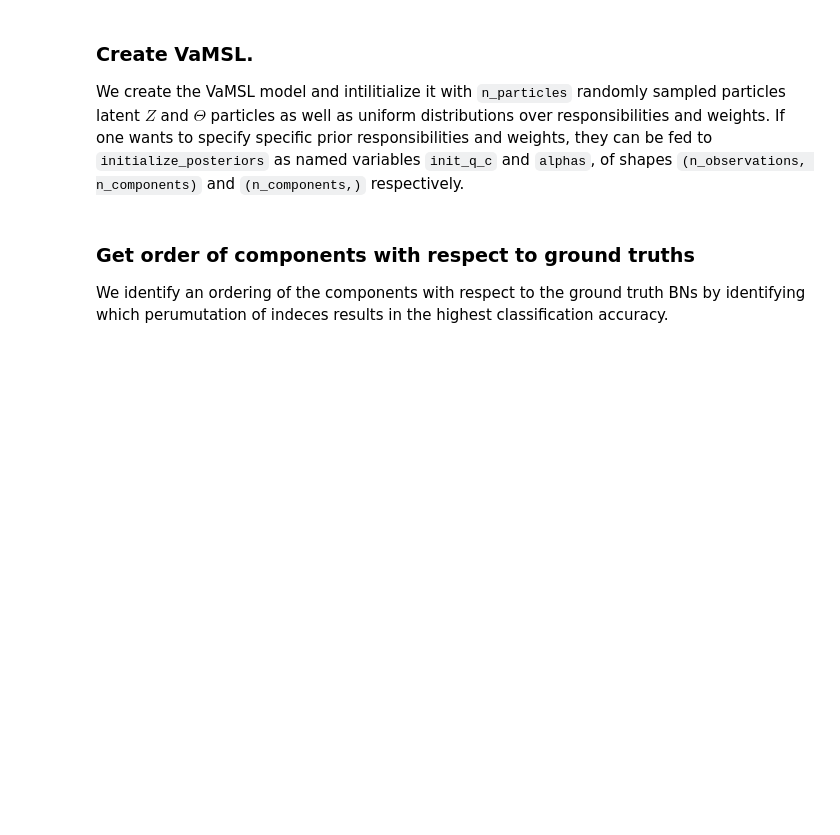
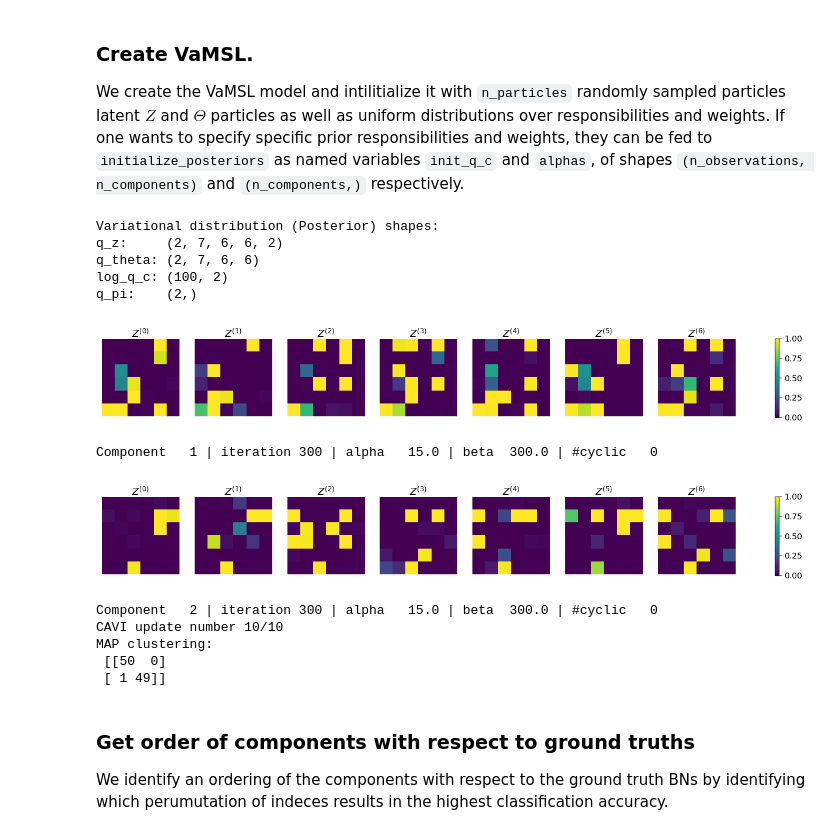
Before and after one commit to ZacBjo/VaMSL_proj, a Jupyter notebook: examples/vamsl_example.ipynb, the cells around one changed output. Cells and saved outputs as stored; diff of their text form; code cells hidden in the pictures; blank space fills up the shorter version.

Commit message:
Clean up and set default values for example notebook.

```diff
--- a/examples/vamsl_example.ipynb
+++ b/examples/vamsl_example.ipynb
@@ -98,17 +98,15 @@ We create the VaMSL model and intilitialize it with `n_particles` randomly sampl
 from vamsl.inference import VaMSL
 key = random.PRNGKey((seed:=789))
 
-# Create VaMSL and initialize posteriors (remove indicator vecor from dataset)
+# Create VaMSL and initialize posteriors
 vamsl = VaMSL(x=x, graph_model=graph_model, mixture_likelihood_model=lik,
               component_likelihood_model=component_lik,
-              n_mixture_grad_mc_samples=1,
-              n_elicitation_grad_mc_samples=5000,
-              lamda=(100, 100, 1), # alpha_0, beta_0, schedule
-              elicitation_prior='Bin', #'conc_hard', None, 'test', 'hard', 'soft', 'DirSim'
-              parallell_computation=True,
-              stochastic_elicitation=True)
+              n_mixture_grad_mc_samples=2,
+              elicitation_prior=True,
+              lamda=(10, 10), # alpha_0, beta_0
+              )
 key, subk = random.split(key)
-vamsl.initialize_posteriors(key=subk, n_components=n_components, n_particles=7, linear=linear, init_q_c=jax.nn.one_hot(indicator,n_components))
+vamsl.initialize_posteriors(key=subk, n_components=n_components, n_particles=7, linear=linear)
 
 print('Variational distribution (Posterior) shapes:')
 posts = vamsl.get_posteriors()
@@ -116,54 +114,46 @@ print('q_z:     ' + str(posts[0].shape)) # [n_components, n_particls, d, l, 2]
 print('q_theta: ' + str(posts[1].shape)) if linear else print('q_theta: ' + str(len(posts[1]))) # leading dim of n_components
 print('log_q_c: ' + str(posts[2].shape)) # [n_observations, n_components]
 print('q_pi:    ' + str(posts[3].shape)) # [n_components,]
-
-key, subk = random.split(key)
-correct = random.uniform(key=subk, minval=0.5, maxval=0.55, shape=ground_truth_graphs.shape)
-incorrect = random.uniform(key=subk, minval=0.45, maxval=0.5, shape=ground_truth_graphs.shape)
-E = jnp.where(ground_truth_graphs, correct, incorrect)
-
-key, subk = random.split(key)
-# Specify prior elicitation matrix
-#vamsl.set_E((0.5*jnp.ones_like(ground_truth_graphs)).at[0,1,0].set(0.89).at[0,0,1].set(0.99)) # set default (unconstrained)
-vamsl.set_E(jnp.where(ground_truth_graphs, 0.7, 0.3), subk) # supply correct soft constraints
-#vamsl.set_E(ground_truth_graphs, subk) # supply correct hard constraints
-#jnp.save('E.npy')
-#vamsl.set_E(jnp.load('E.csv.npy'), subk)
-#vamsl.set_E(E, subk)
-visualize_ground_truths(vamsl.get_E(), graph_label='Elicitation matrix')
-[visualize_ground_truths(vamsl.get_E_particles()[k], graph_label='Elicitation particle') for k in range(n_components)]
+# %% [output]
+Variational distribution (Posterior) shapes:
+q_z:     (2, 7, 6, 6, 2)
+q_theta: (2, 7, 6, 6)
+log_q_c: (100, 2)
+q_pi:    (2,)
 # %%
 from sklearn.metrics import confusion_matrix
 
 # CAVI and SVGD vars
-n_cavi_updates, steps, callback_every = 0, 100, 100
+n_cavi_updates, short_annealing, long_annealing = 10, 20, 100
 
 # CAVI-loop
 for cavi_update in range(n_cavi_updates):
     key, subk = random.split(key)
+    t_0 = (cavi_update+1)*short_annealing # continue annealing from previous step
+    steps = short_annealing if cavi_update < n_cavi_updates-1 else long_annealing
+
     # Optimize q(Z, \Theta)
-    vamsl.update_particle_posteriors(key=subk, steps=steps, callback_every=callback_every,
+    vamsl.update_particle_posteriors(key=subk, t_0=t_0, steps=steps, callback_every=short_annealing,
                                      callback=vamsl.visualize_callback(), linear=linear)
 
     # Update to optimal q(c) and q(\pi)
-    vamsl.update_responsibilities_and_weights()
+    if cavi_update == n_cavi_updates-1:
+        vamsl.update_responsibilities_with_assignmentwise_soft_graphs_and_weights(t_0+steps, subk, linear=linear)
+    else:
+        vamsl.update_responsibilities_and_weights()
     print(f'CAVI update number {cavi_update+1}/{n_cavi_updates}')
 
     # Print current clustering performance
-    order = vamsl.identify_MAP_classification_ordering(ground_truth_indicator=indicator)
-    y_pred = [order[k] for k in jnp.argmax(vamsl.get_posteriors()[2], axis=1)]
-    print('MAP clustering: \n', confusion_matrix(indicator, y_pred))
-
-# Final CAVI update with more SVGD steps to ensure annealing unto acyclic graphs
-for long_CAVI in range(1):
-    key, subk = random.split(key)
-    vamsl.update_particle_posteriors(key=subk, steps=2000, callback_every=400, callback=vamsl.visualize_callback(), linear=linear)
-    #vamsl.update_responsibilities_and_weights()
-
-    # Print current clustering performance
-    order = vamsl.identify_MAP_classification_ordering(ground_truth_indicator=indicator)
-    y_pred = [order[k] for k in jnp.argmax(vamsl.get_posteriors()[2], axis=1)]
-    print('MAP clustering: \n', confusion_matrix(indicator, y_pred))
+    print('MAP clustering: \n', confusion_matrix(indicator, [vamsl.identify_MAP_classification_ordering(ground_truth_indicator=indicator)[k] for k in jnp.argmax(vamsl.get_posteriors()[2], axis=1)]))
+# %% [output]
+[figure, added]
+Component   1 | iteration 300 | alpha   15.0 | beta  300.0 | #cyclic   0
+[figure, added]
+Component   2 | iteration 300 | alpha   15.0 | beta  300.0 | #cyclic   0
+CAVI update number 10/10
+MAP clustering:
+ [[50  0]
+ [ 1 49]]
 # %% [markdown]
 ### Get order of components with respect to ground truths
 
```
Also changed, not shown: parts of 23 cells of this notebook.
